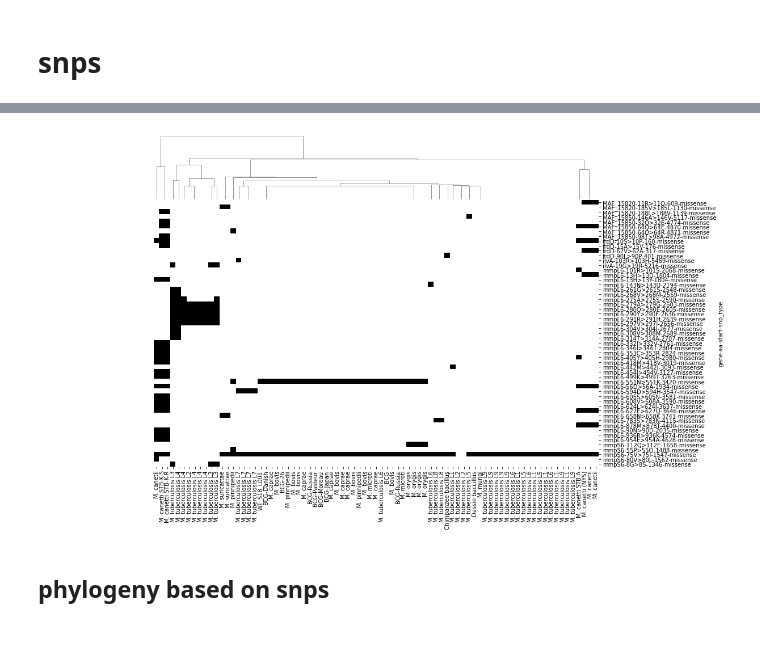
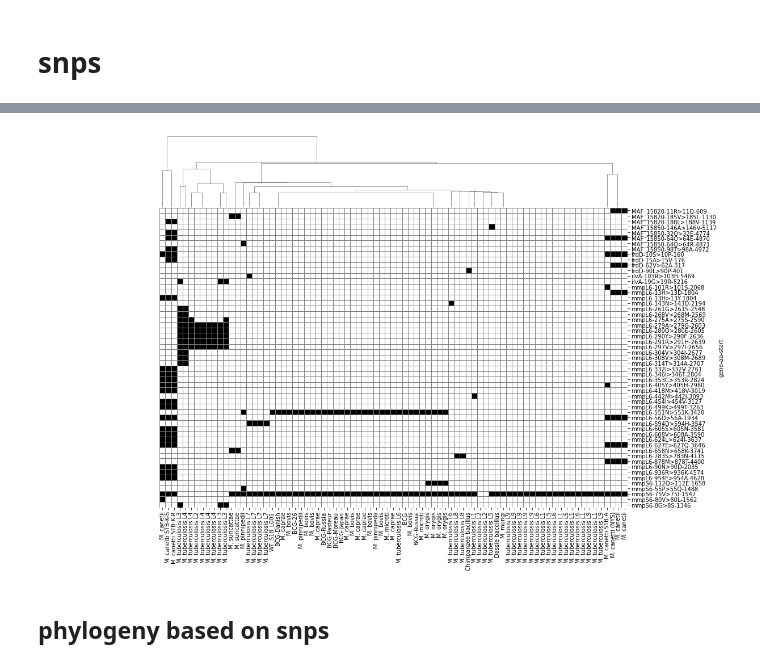
Before and after one commit to dmnfarrell/mtbc_analyses, a Jupyter notebook: tbd1/analysis.ipynb, the cells around one changed output, grey strips where cells are left out. Saved outputs shown, nothing was run; the diff lists cells and outputs as text; code cells hidden in the pictures; blank space fills up the shorter version.

Commit message:
cat sample analysis

```diff
--- a/tbd1/analysis.ipynb
+++ b/tbd1/analysis.ipynb
@@ -105,5 +89,5 @@ quality : 25
 # %%
-samples = pd.read_csv('snpgenie_results/summary.csv')
+samples = pd.read_csv('snipgenie_results/summary.csv')
 samples = samples.merge(read_data,left_on='sample',right_on='ACCESSION')
 samples = samples.sort_values('LINEAGE')
 # %% [markdown]
@@ -111,14 +98,13 @@ samples = samples.sort_values('LINEAGE')
 # %%
-c = app.read_csq_file('snpgenie_results/csq.tsv')
+c = app.read_csq_file('snipgenie_results/csq.tsv')
 #include only snps or also indels?
 c=c[c.snp_type!='synonymous']
 muts = list(c.aa.dropna().unique())
 #muts
 # %%
-X=pd.read_csv('snpgenie_results/csq.matrix')
+X=pd.read_csv('snipgenie_results/csq.matrix')
 X = X[X.aa.isin(muts)]
-X=X.set_index(['gene','aa','start','snp_type']).sort_index()
-
+X=X.set_index(['gene','aa','start']).sort_index().drop(columns=['snp_type'])
 labelmap = dict(zip(samples.ACCESSION,samples.LINEAGE))
 X=X.rename(columns=labelmap)
-#X
+X[30:50]
@@ -125,9 +131,10 @@ X=X.rename(columns=labelmap)
 # %%
-cm=sns.clustermap(X,row_cluster=False,cmap='gray_r',figsize=(17,10),
-                  xticklabels=True,yticklabels=True)
+cm=sns.clustermap(X,row_cluster=False,cmap='gray_r',figsize=(17,11),linecolor='gray',
+                  xticklabels=True,yticklabels=True,lw=.5)
 cm.cax.set_visible(False)
+cm.savefig('snp_clustermap_tbd1.png',dpi=200,facecolor="w")
 # %% [output]
-[figure, old version]
+[figure, new version]
 # %% [markdown]
 ## phylogeny based on snps
 # %%
```
Also changed, not shown: parts of 6 cells of this notebook, 4 other files.
